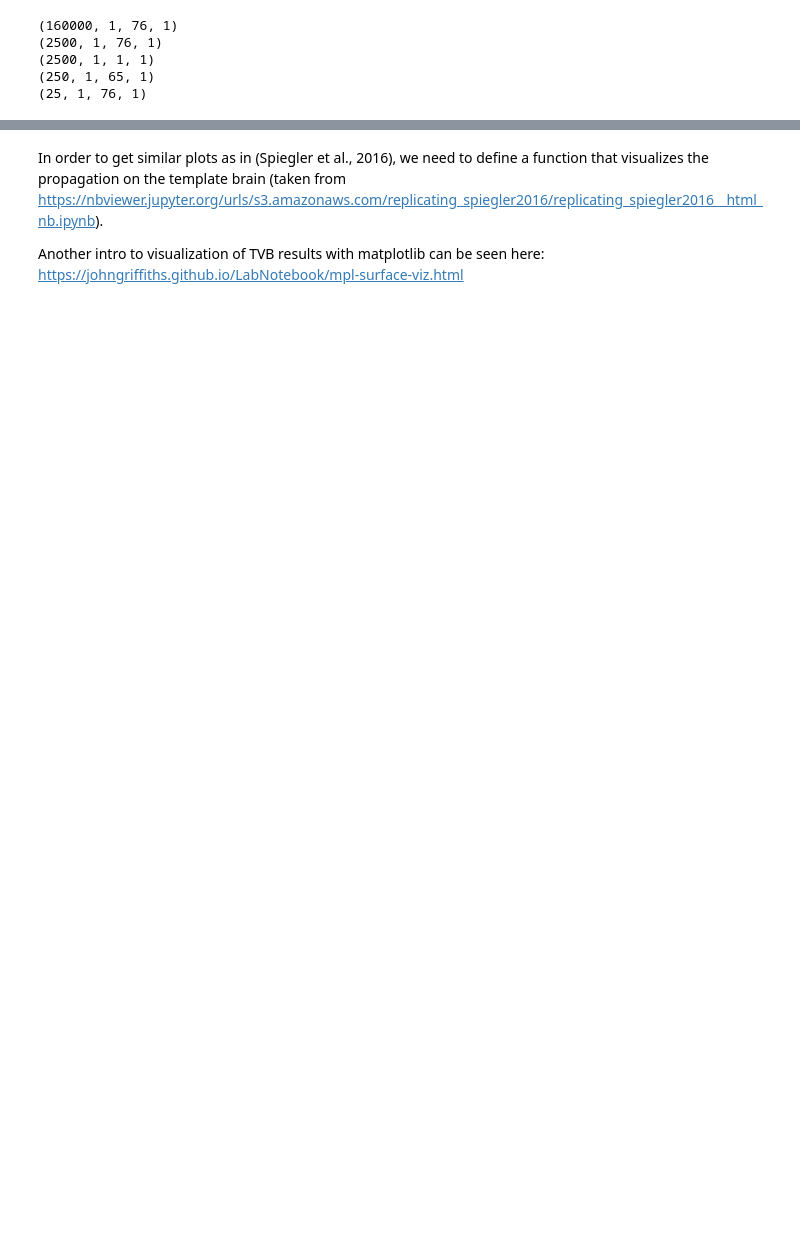
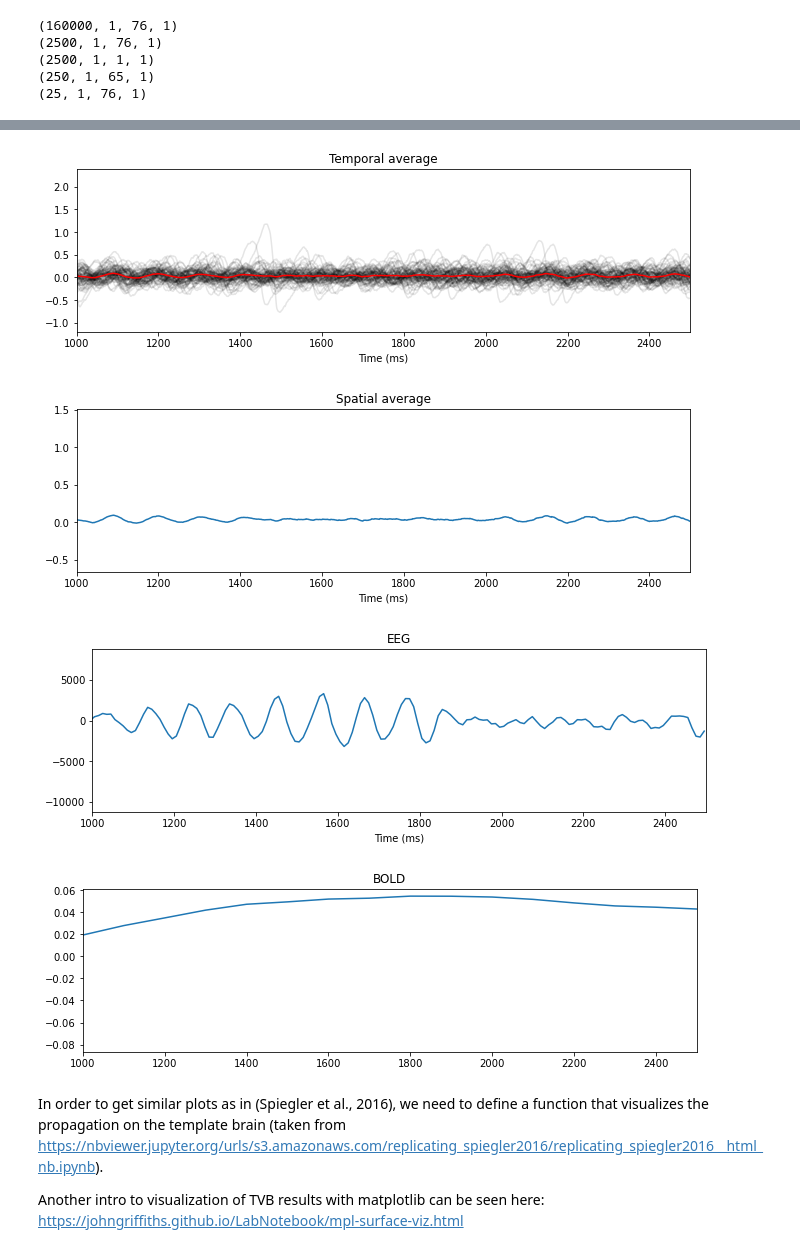
Before and after one commit to anujanegi/TMS-simulation, a Jupyter notebook: TMS_Simulation.ipynb, the cells around one changed output, grey strips where cells are left out. Cells and saved outputs as stored; diff of their text form; code cells hidden in the pictures; blank space fills up the shorter version.

```diff
--- a/TMS_Simulation.ipynb
+++ b/TMS_Simulation.ipynb
@@ -503,3 +558,10 @@ plot_figures(raw_time, RAW_TMS, tavg_time, TAVG_TMS, savg_time, SAVG_TMS, eeg_ti
+# %%
+plot_figures(raw_time, RAW_RTMS, tavg_time, TAVG_RTMS, savg_time, SAVG_RTMS, eeg_time, EEG_RTMS, bold_time, BOLD_RTMS)
+# %% [output]
+[figure, added]
+[figure, added]
+[figure, added]
+[figure, added]
 # %% [markdown]
 In order to get similar plots as in (Spiegler et al., 2016), we need to define a function that visualizes the propagation on the template brain (taken from https://nbviewer.jupyter.org/urls/s3.amazonaws.com/replicating_spiegler2016/replicating_spiegler2016__html_nb.ipynb).
 
```
Also changed, not shown: parts of 12 cells of this notebook.
